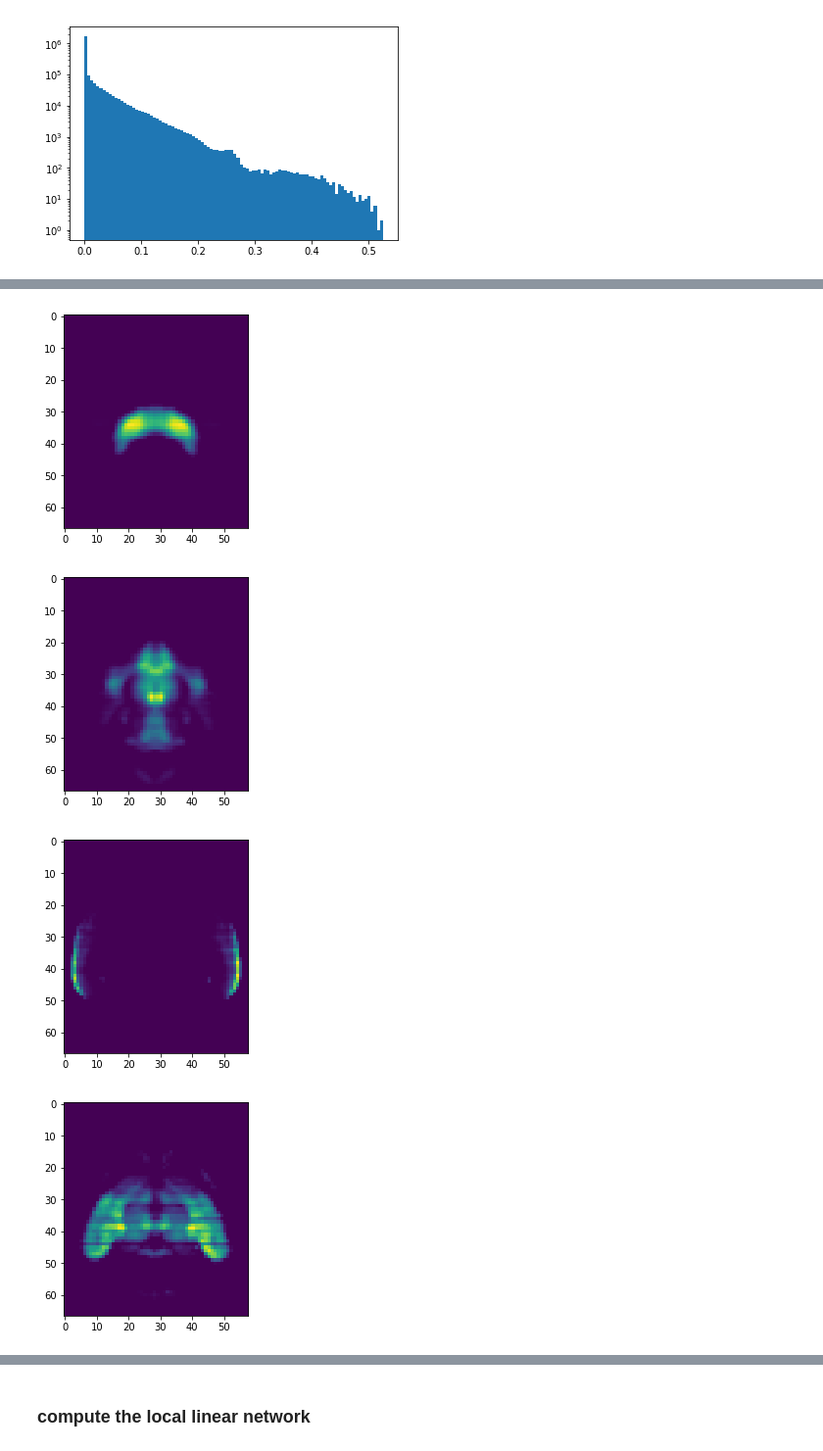
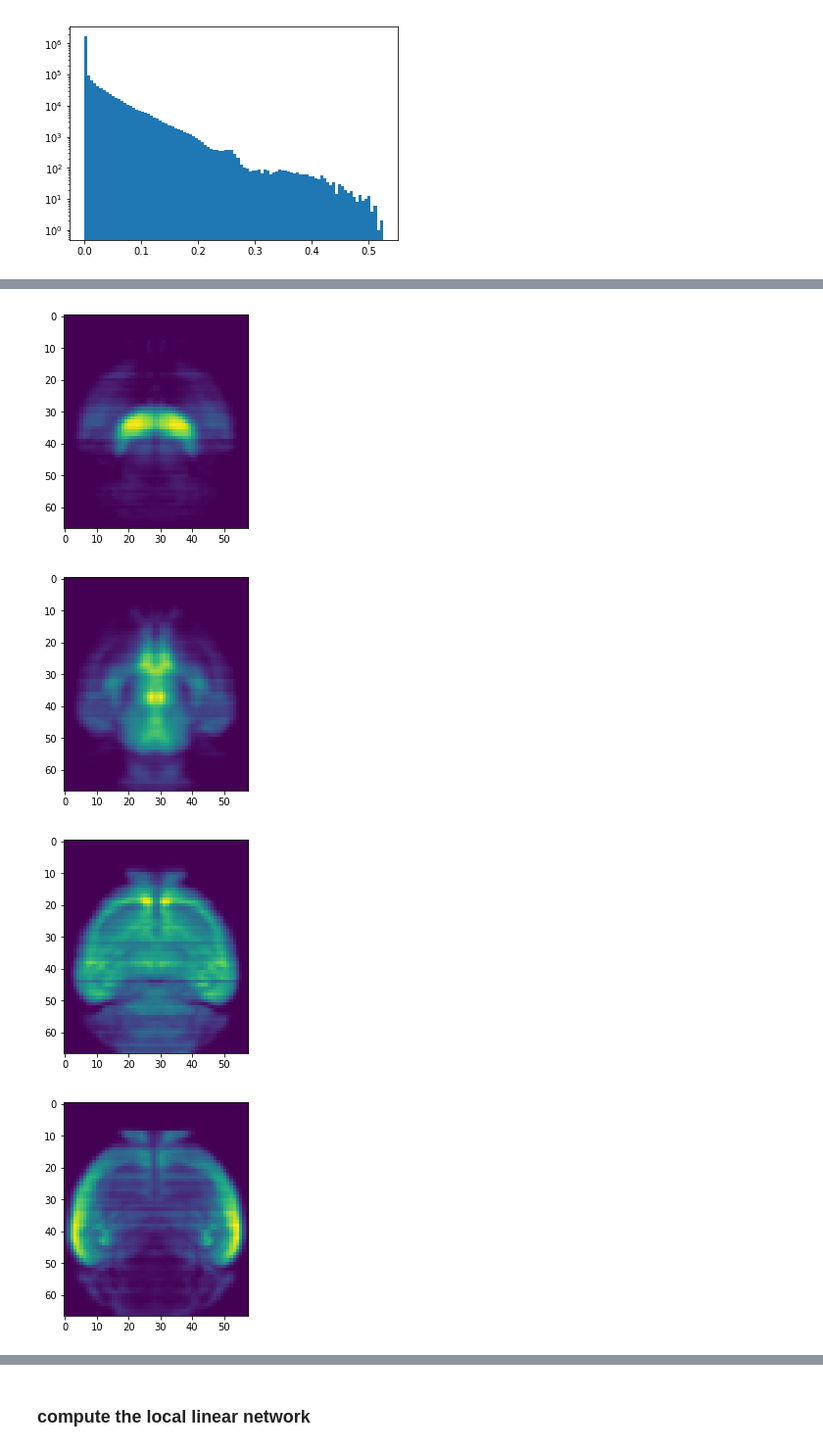
Before and after one commit to shifwang/allen_institute_collaboration, a Jupyter notebook: exploration/local_linear_network.ipynb, the cells around one changed output, grey strips where cells are left out. Shown: that part at 98% size. Drawn from its saved outputs; the diff is of its cells as text; code cells hidden in the pictures.

```diff
--- a/exploration/local_linear_network.ipynb
+++ b/exploration/local_linear_network.ipynb
@@ -56,7 +61,7 @@ plt.show()
 # %%
 D_cube = D_cube[index, :, :, :]
 # %%
-D_shrink = np.maximum(D_cube - 0.1, 0)
+D_shrink = np.maximum(D_cube - 0, 0)
 for i in range(14):
     plt.figure()
     plt.imshow(np.mean(D_shrink[i, :, :, :], 1))
@@ -69,4 +74,4 @@ for i in range(14):
-[figure, old version]
+[figure, new version]
-[figure, old version]
+[figure, new version]
-[figure, old version]
+[figure, new version]
-[figure, old version]
+[figure, new version]
```
Also changed, not shown: parts of 10 cells of this notebook.
